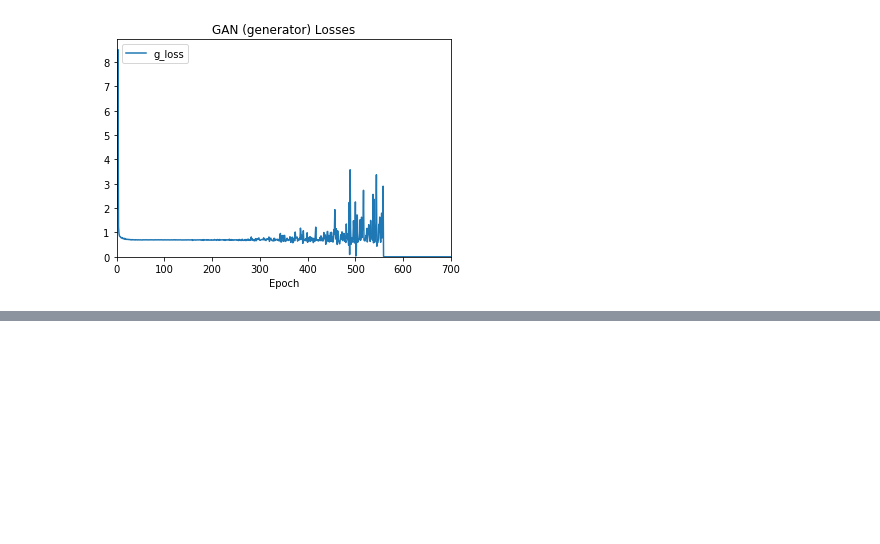
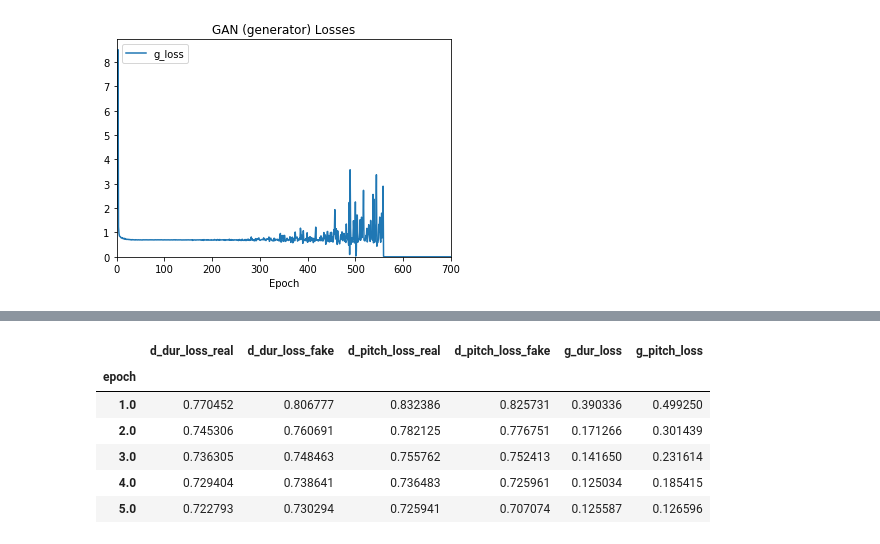
Before and after one commit to terrywang15/museG_dev, a Jupyter notebook: capstone-writing/capstone/03-findings graphing.ipynb, the cells around one changed output, grey strips where cells are left out. Cells and saved outputs as stored; diff of their text form; code cells hidden in the pictures; blank space fills up the shorter version.

```diff
--- a/capstone-writing/capstone/03-findings graphing.ipynb
+++ b/capstone-writing/capstone/03-findings graphing.ipynb
@@ -72,0 +122,15 @@ make_graphs(logPath, folderPath, suffix)
+# %%
+logPath = "../../2020-02-11 22-00/loss_history.csv"
+
+log_smooth = pd.read_csv(logPath)
+log_smooth = log_smooth.groupby("epoch").mean().drop("batch", axis=1)
+# %%
+log_smooth.head()
+# %% [output]
+|  | d_dur_loss_real | d_dur_loss_fake | d_pitch_loss_real | d_pitch_loss_fake | g_dur_loss | g_pitch_loss |
+| epoch |  |  |  |  |  |  |
+| 1.0 | 0.770452 | 0.806777 | 0.832386 | 0.825731 | 0.390336 | 0.499250 |
+| 2.0 | 0.745306 | 0.760691 | 0.782125 | 0.776751 | 0.171266 | 0.301439 |
+| 3.0 | 0.736305 | 0.748463 | 0.755762 | 0.752413 | 0.141650 | 0.231614 |
+| 4.0 | 0.729404 | 0.738641 | 0.736483 | 0.725961 | 0.125034 | 0.185415 |
+| 5.0 | 0.722793 | 0.730294 | 0.725941 | 0.707074 | 0.125587 | 0.126596 |
```
Also changed, not shown: parts of 3 cells of this notebook, 15 other files.
